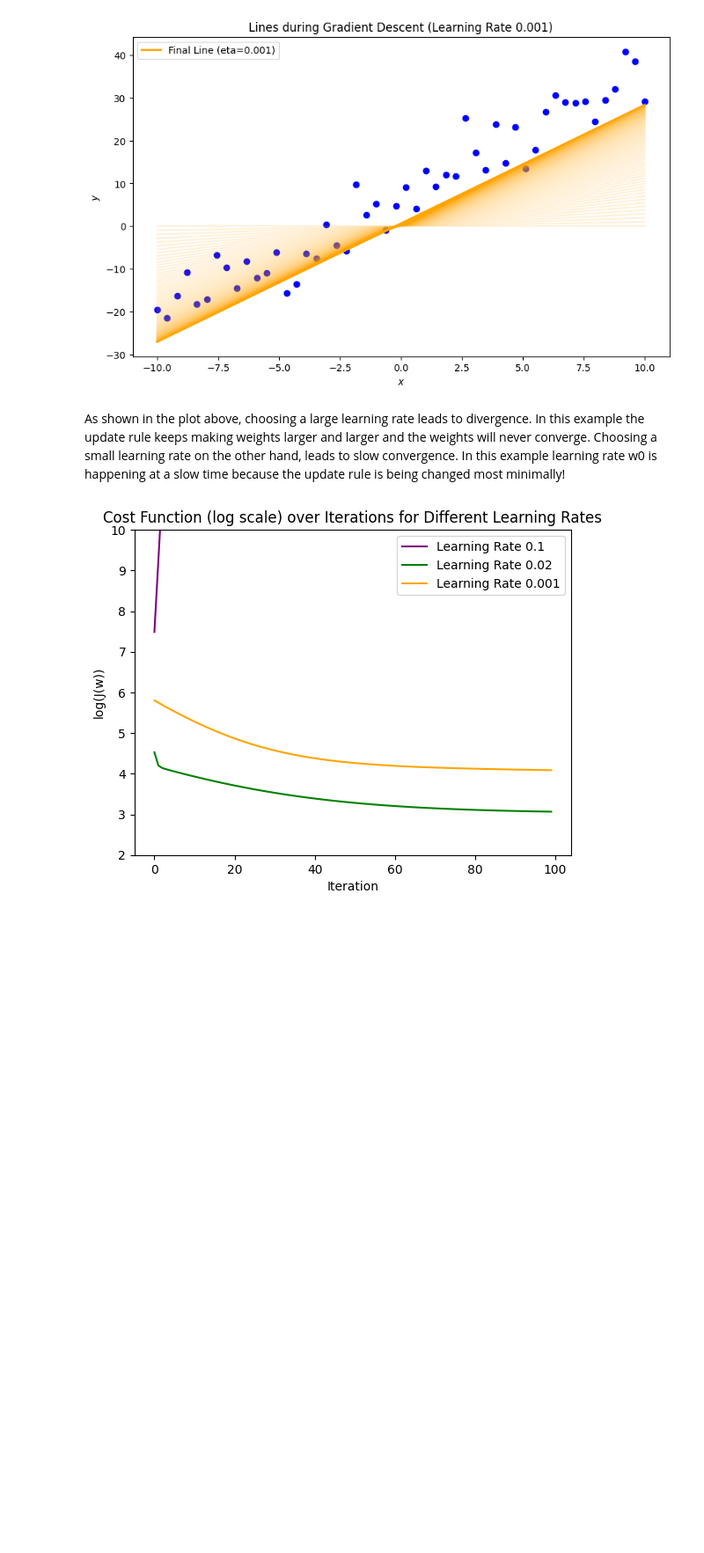
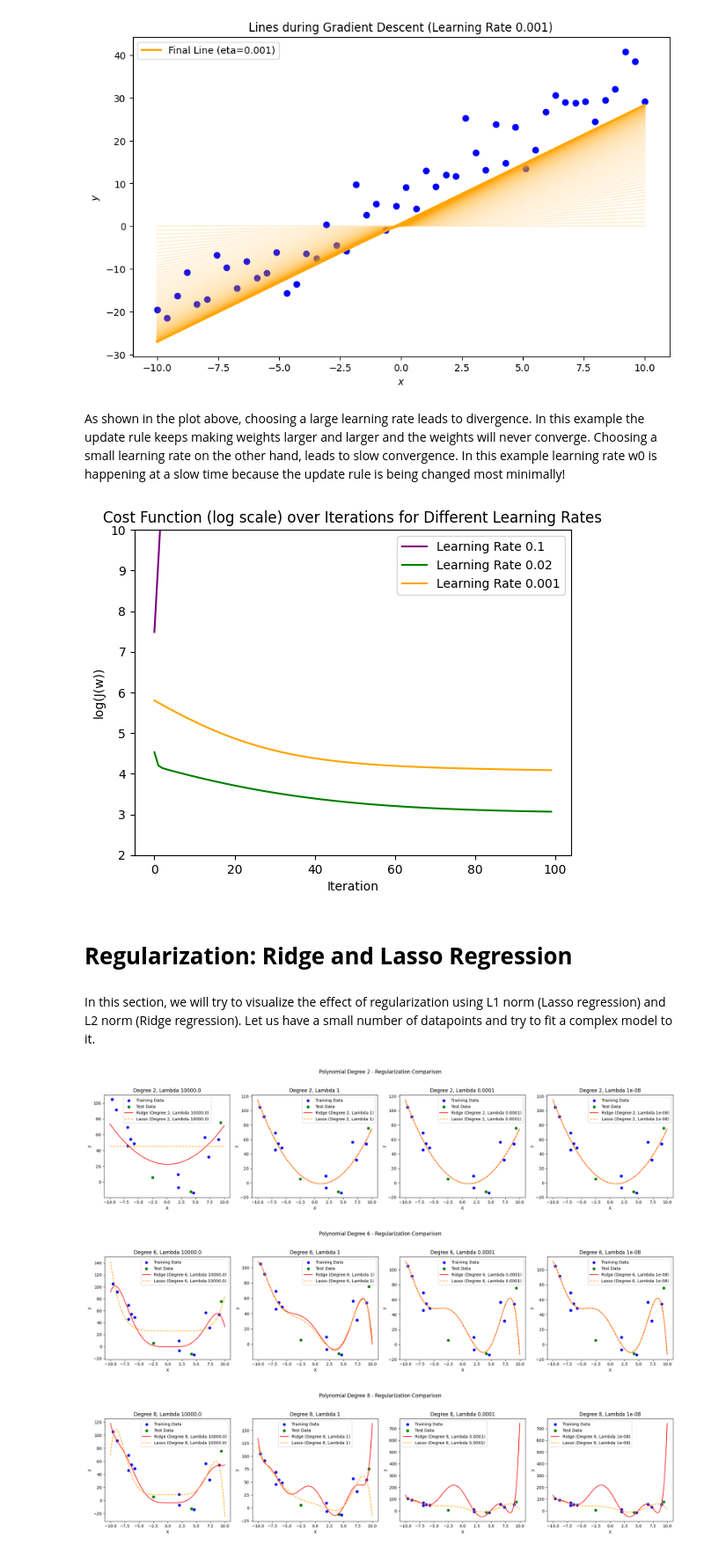
Before and after one commit to hoseinAkbari97/machine_learning_course, a Jupyter notebook: Chapter_01_Supervised_Learning/regression/Linear_Regression_1.ipynb, the cells around one changed output. Shown at 88% size. Saved outputs shown, nothing was run; the diff lists cells and outputs as text; code cells hidden in the pictures; blank space fills up the shorter version.

```diff
--- a/Chapter_01_Supervised_Learning/regression/Linear_Regression_1.ipynb
+++ b/Chapter_01_Supervised_Learning/regression/Linear_Regression_1.ipynb
@@ -396,3 +396,81 @@ plt.legend()
 plt.show()
 # %% [output]
 [figure]
+# %% [markdown]
+# **Regularization: Ridge and Lasso Regression**
+# %% [markdown]
+In this section, we will try to visualize the effect of regularization using L1 norm (Lasso regression) and L2 norm (Ridge regression). Let us have a small number of datapoints and try to fit a complex model to it.
+# %%
+from sklearn.model_selection import train_test_split
+from sklearn.preprocessing import PolynomialFeatures
+
+def generate_data(n=100, noise=10.0):
+  np.random.seed(42)
+  X = np.random.uniform(-10, 10, n)
+  y = X**2 - 2 * X + np.random.randn(n) * noise # x**2 - 2*x + noise
+  return X, y
+
+X, y = generate_data(n=15)
+X_train, X_test, y_train, y_test = train_test_split(X, y, test_size=0.2, random_state=42)
+# %%
+from sklearn.model_selection import train_test_split
+from sklearn.preprocessing import PolynomialFeatures
+from sklearn.linear_model import Ridge, Lasso
+
+degrees = [2, 6, 8]
+lambdas = [1e4, 1, 1e-4, 1e-8]
+
+ridge_rmse_train = np.zeros((len(degrees), len(lambdas)))
+ridge_rmse_test = np.zeros((len(degrees), len(lambdas)))
+lasso_rmse_train = np.zeros((len(degrees), len(lambdas)))
+lasso_rmse_test = np.zeros((len(degrees), len(lambdas)))
+
+for degree_idx, degree in enumerate(degrees):
+  # Create a 1x4 grid of subplots
+  fig, axs = plt.subplots(1, 4, figsize=(20, 5))
+  for lambda_idx, lambda_val in enumerate(lambdas):
+    poly_features = PolynomialFeatures(degree=degree)
+    X_train_poly = poly_features.fit_transform(X_train[:, np.newaxis])
+    X_test_poly = poly_features.transform(X_test[:, np.newaxis])
+
+    # Ridge Regression using scikit-learn
+    ridge_model = Ridge(alpha=lambda_val)
+    ridge_model.fit(X_train_poly, y_train)
+    y_train_pred_ridge = ridge_model.predict(X_train_poly)
+    y_test_pred_ridge = ridge_model.predict(X_test_poly)
+
+    # Lasso Regression using scikit-learn
+    lasso_model = Lasso(alpha=lambda_val, max_iter=10000)
+    lasso_model.fit(X_train_poly, y_train)
+    y_train_pred_lasso = lasso_model.predict(X_train_poly)
+    y_test_pred_lasso = lasso_model.predict(X_test_poly)
+
+    ridge_rmse_train[degree_idx, lambda_idx] = compute_rms_error(y_train, y_train_pred_ridge)
+    ridge_rmse_test[degree_idx, lambda_idx] = compute_rms_error(y_test, y_test_pred_ridge)
+    lasso_rmse_train[degree_idx, lambda_idx] = compute_rms_error(y_train, y_train_pred_lasso)
+    lasso_rmse_test[degree_idx, lambda_idx] = compute_rms_error(y_test, y_test_pred_lasso)
+
+    # Plot the fitted curves for both Ridge and Lasso
+    X_plot = np.linspace(-10, 10, 100)
+    X_plot_poly = poly_features.transform(X_plot[:, np.newaxis])
+
+    y_plot_ridge = ridge_model.predict(X_plot_poly)
+    y_plot_lasso = lasso_model.predict(X_plot_poly)
+
+    ax = axs[lambda_idx]
+    ax.scatter(X_train, y_train, color='blue', label='Training Data')
+    ax.scatter(X_test, y_test, color='green', label='Test Data')
+    ax.plot(X_plot, y_plot_ridge, color='red', label=f'Ridge (Degree {degree}, Lambda {lambda_val})')
+    ax.plot(X_plot, y_plot_lasso, color='orange', linestyle='--', label=f'Lasso (Degree {degree}, Lambda {lambda_val})')
+    ax.set_title(f'Degree {degree}, Lambda {lambda_val}')
+    ax.set_xlabel('X')
+    ax.set_ylabel('y')
+    ax.legend()
+
+  plt.suptitle(f'Polynomial Degree {degree} - Regularization Comparison')
+  plt.tight_layout(rect=[0, 0, 1, 0.95])
+  plt.show()
+# %% [output]
+[figure, added]
+[figure, added]
+[figure, added]
```
